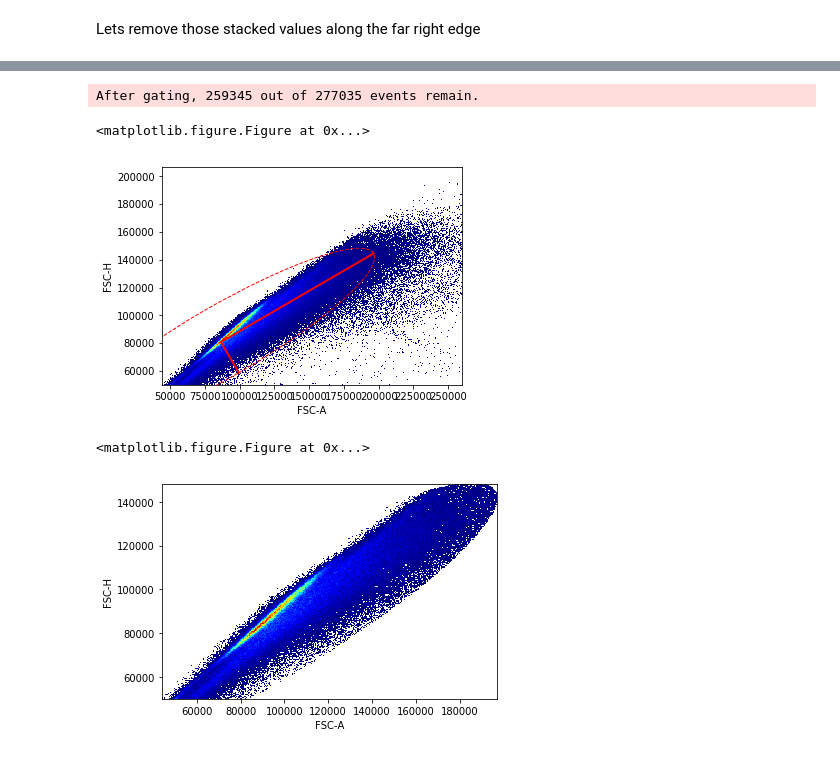
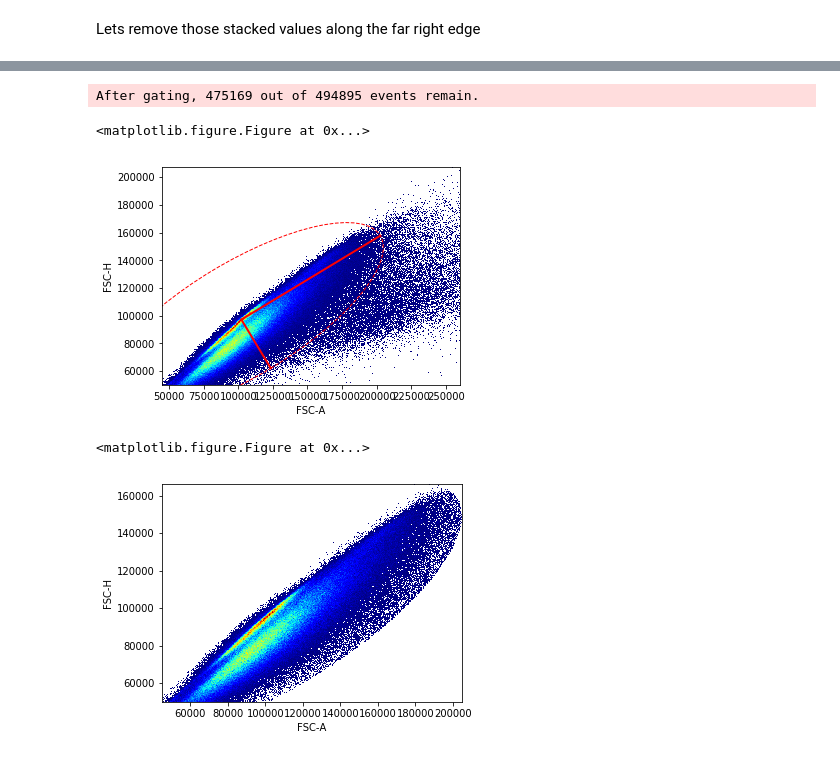
Before and after one commit to LudvigEk/aligater, a Jupyter notebook: pyAliGater_testing.ipynb, the cells around one changed output, grey strips where cells are left out. Cells and saved outputs as stored; diff of their text form; code cells hidden in the pictures.

Commit message:
Added QuadGate, ValleySeek and template for LogishScale

```diff
--- a/pyAliGater_testing.ipynb
+++ b/pyAliGater_testing.ipynb
@@ -10,5 +7,5 @@ The autoreload extension is already loaded. To reload it, use:
 %matplotlib inline
 import aligater as ag
 # %%
-fcsDF = ag.loadFCS("/media/ludvig/Project_Storage/GAIM/data/GAIM_fcs/01-03-2016/plate 1/B cells_A2_A02_030.fcs")
+fcsList=ag.collectFiles("/media/ludvig/Project_Storage/GAIM/data/GAIM_fcs/", lFilter=["B cell"])
 # %% [output]
@@ -24,0 +13,2 @@ ag.plt.show();
+# %%
+fcsDF = ag.loadFCS(fcsList[5])
@@ -36,8 +29,8 @@ After gating, 277035 out of 279440 events remain.
 # %%
-singlets=ag.gatePC(fcsDF,"FSC-A", "FSC-H",center='density',widthScale=3, heightScale=3, vI=no_clutter, plot=True)
+singlets=ag.gatePC(fcsDF,"FSC-A", "FSC-H",center='density',widthScale=3, heightScale=4, vI=no_clutter, plot=True)
 # %% [output]
-After gating, 259345 out of 277035 events remain.
+After gating, 475169 out of 494895 events remain.
 <matplotlib.figure.Figure at 0x...>
-[figure, old version]
+[figure, new version]
 <matplotlib.figure.Figure at 0x...>
-[figure, old version]
+[figure, new version]
```
Also changed, not shown: parts of 12 cells of this notebook, 4 other files.
